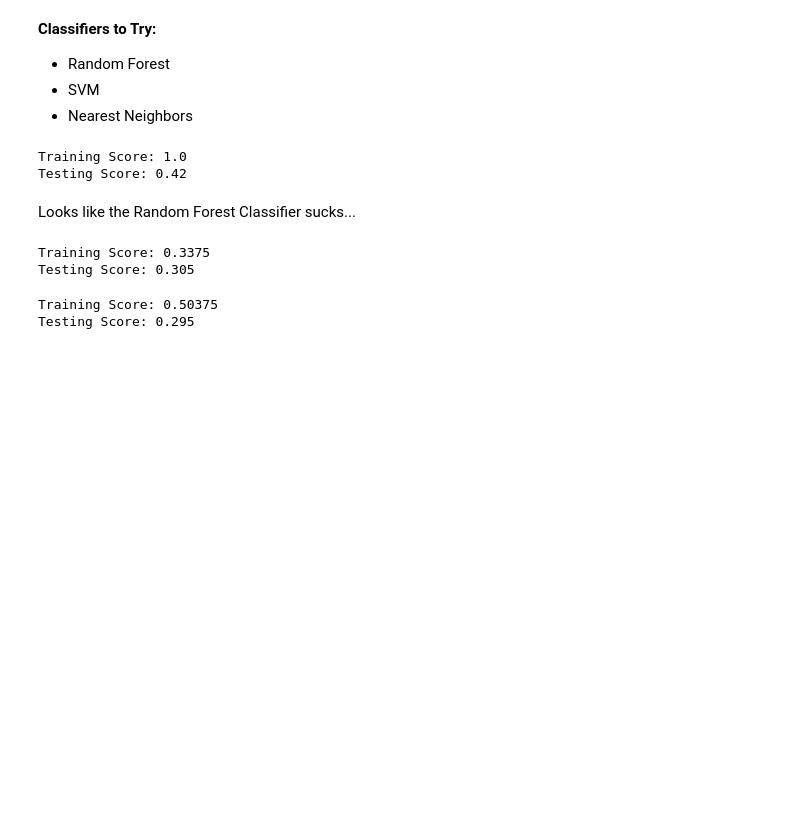
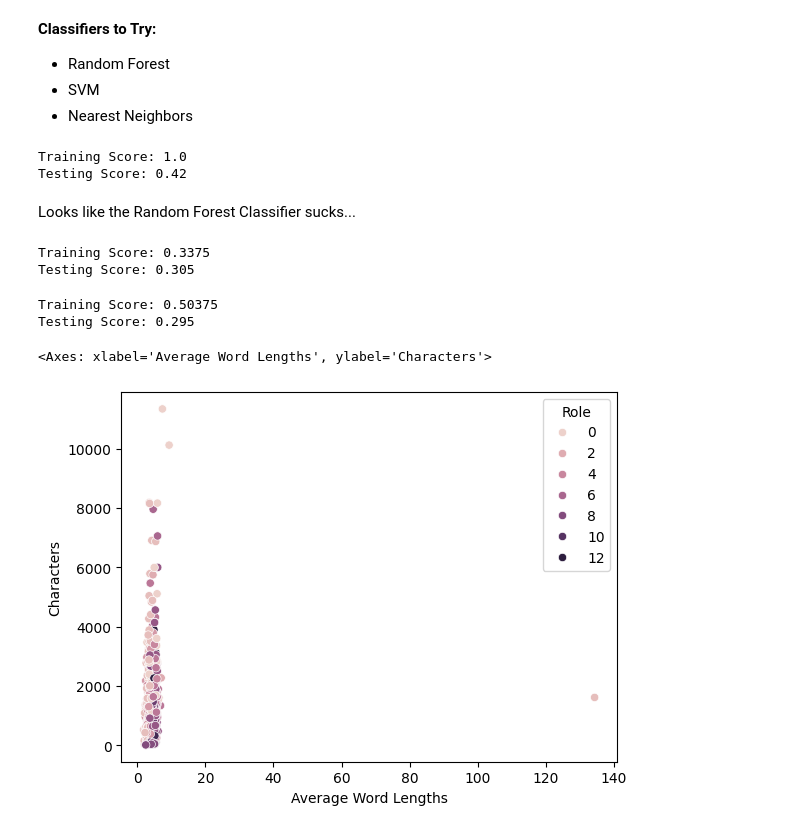
Before and after one commit to edenevans111/Stylometric-Writing-Analysis, a Jupyter notebook: testing_models.ipynb, the cells around one changed output. Drawn from its saved outputs; the diff is of its cells as text; code cells hidden in the pictures; blank space fills up the shorter version.

```diff
--- a/testing_models.ipynb
+++ b/testing_models.ipynb
@@ -56,3 +58,8 @@ print(f'Testing Score: {testing_score}')
 # %% [output]
 Training Score: 0.50375
 Testing Score: 0.295
+# %%
+sns.scatterplot(data=df, x='Average Word Lengths', y='Characters', hue='Role')
+# %% [output]
+<Axes: xlabel='Average Word Lengths', ylabel='Characters'>
+[figure, added]
```
Also changed, not shown: parts of 3 cells of this notebook.
